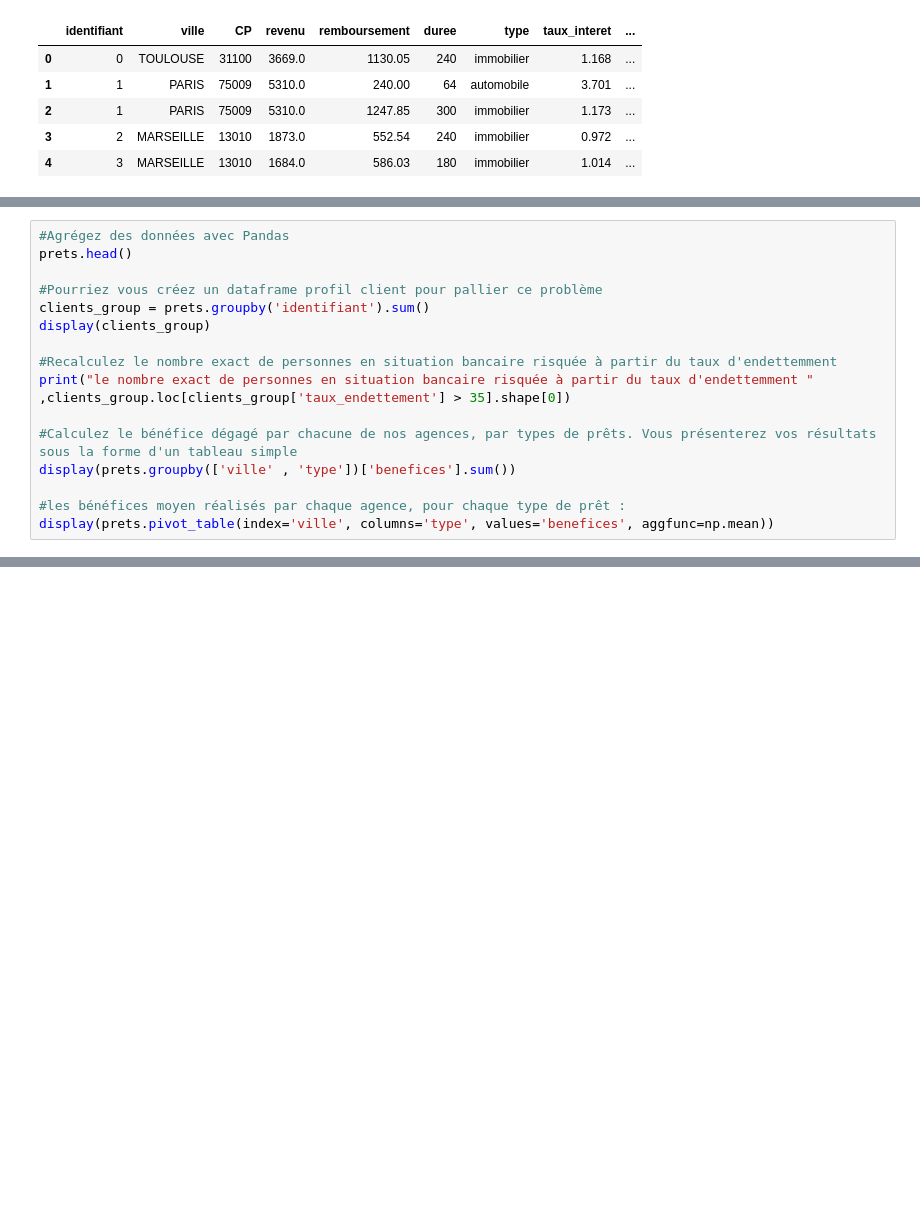
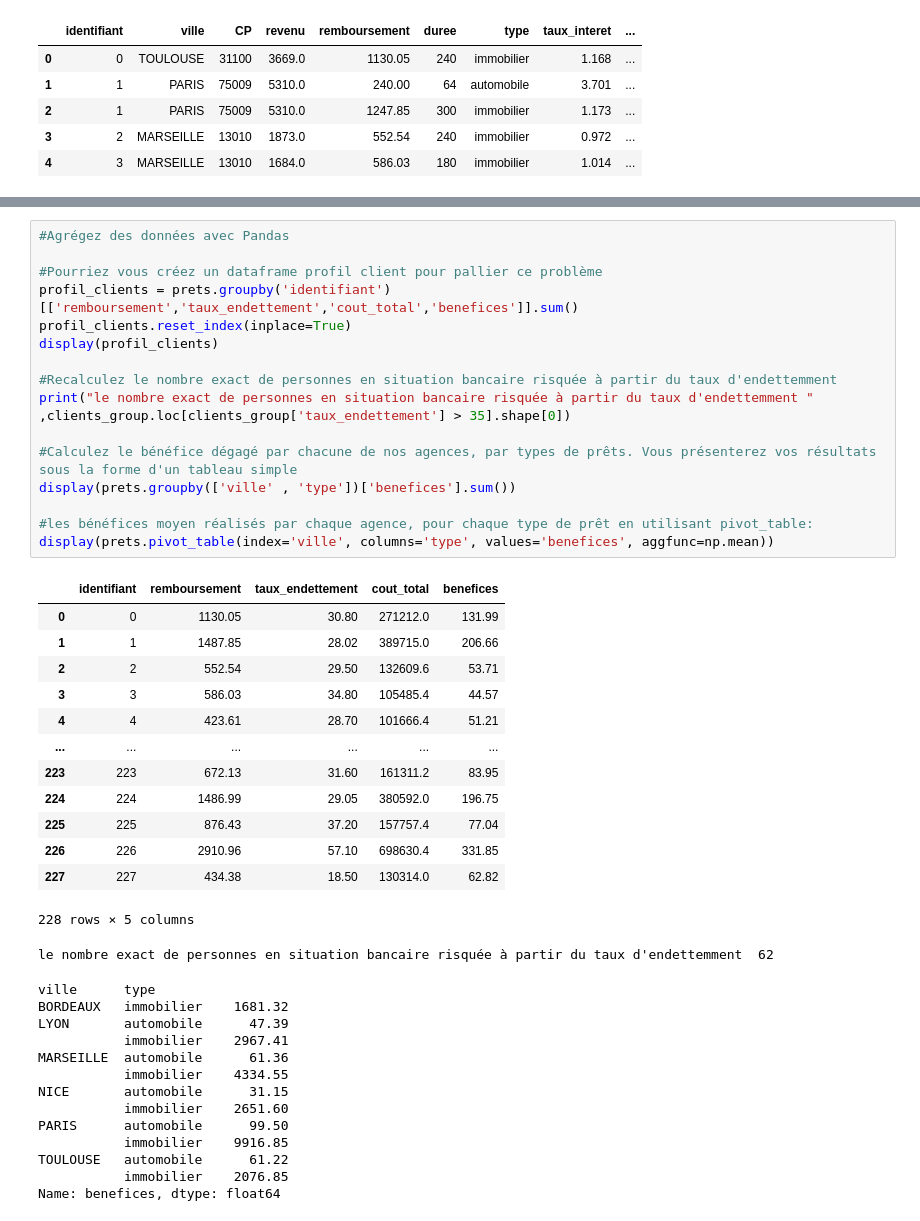
Before and after one commit to Charlot-DEDJINOU/Data-scientist, a Jupyter notebook: librairies Python pour la Data Science.ipynb, the cells around one changed output, grey strips where cells are left out. Drawn from its saved outputs; the diff is of its cells as text; blank space fills up the shorter version.

```diff
--- a/librairies Python pour la Data Science.ipynb
+++ b/librairies Python pour la Data Science.ipynb
@@ -160,16 +111,0 @@ le bénéfice mensuel total réalisé par l’agence Toulousaine  2138.069999999
-# %%
-#Agrégez des données avec Pandas
-prets.head()
-
-#Pourriez vous créez un dataframe profil client pour pallier ce problème
-clients_group = prets.groupby('identifiant').sum()
-display(clients_group)
-
-#Recalculez le nombre exact de personnes en situation bancaire risquée à partir du taux d'endettemment
-print("le nombre exact de personnes en situation bancaire risquée à partir du taux d'endettemment " ,clients_group.loc[clients_group['taux_endettement'] > 35].shape[0])
-
-#Calculez le bénéfice dégagé par chacune de nos agences, par types de prêts. Vous présenterez vos résultats sous la forme d'un tableau simple
-display(prets.groupby(['ville' , 'type'])['benefices'].sum())
-
-#les bénéfices moyen réalisés par chaque agence, pour chaque type de prêt :
-display(prets.pivot_table(index='ville', columns='type', values='benefices', aggfunc=np.mean))
@@ -213,0 +160,44 @@ Name: benefices, dtype: float64
+# %%
+#Agrégez des données avec Pandas
+
+#Pourriez vous créez un dataframe profil client pour pallier ce problème
+profil_clients = prets.groupby('identifiant')[['remboursement','taux_endettement','cout_total','benefices']].sum()
+profil_clients.reset_index(inplace=True)
+display(profil_clients)
+
+#Recalculez le nombre exact de personnes en situation bancaire risquée à partir du taux d'endettemment
+print("le nombre exact de personnes en situation bancaire risquée à partir du taux d'endettemment " ,clients_group.loc[clients_group['taux_endettement'] > 35].shape[0])
+
+#Calculez le bénéfice dégagé par chacune de nos agences, par types de prêts. Vous présenterez vos résultats sous la forme d'un tableau simple
+display(prets.groupby(['ville' , 'type'])['benefices'].sum())
+
+#les bénéfices moyen réalisés par chaque agence, pour chaque type de prêt en utilisant pivot_table:
+display(prets.pivot_table(index='ville', columns='type', values='benefices', aggfunc=np.mean))
+# %% [output]
+|  | identifiant | remboursement | taux_endettement | cout_total | benefices |
+| 0 | 0 | 1130.05 | 30.80 | 271212.0 | 131.99 |
+| 1 | 1 | 1487.85 | 28.02 | 389715.0 | 206.66 |
+| 2 | 2 | 552.54 | 29.50 | 132609.6 | 53.71 |
+| 3 | 3 | 586.03 | 34.80 | 105485.4 | 44.57 |
+| 4 | 4 | 423.61 | 28.70 | 101666.4 | 51.21 |
+| ... | ... | ... | ... | ... | ... |
+| 223 | 223 | 672.13 | 31.60 | 161311.2 | 83.95 |
+| 224 | 224 | 1486.99 | 29.05 | 380592.0 | 196.75 |
+| 225 | 225 | 876.43 | 37.20 | 157757.4 | 77.04 |
+| 226 | 226 | 2910.96 | 57.10 | 698630.4 | 331.85 |
+| 227 | 227 | 434.38 | 18.50 | 130314.0 | 62.82 |
+228 rows × 5 columns
+le nombre exact de personnes en situation bancaire risquée à partir du taux d'endettemment  62
+ville      type
+BORDEAUX   immobilier    1681.32
+LYON       automobile      47.39
+           immobilier    2967.41
+MARSEILLE  automobile      61.36
+           immobilier    4334.55
+NICE       automobile      31.15
+           immobilier    2651.60
+PARIS      automobile      99.50
+           immobilier    9916.85
+TOULOUSE   automobile      61.22
+           immobilier    2076.85
+Name: benefices, dtype: float64
```
Also changed, not shown: parts of 5 cells of this notebook.
